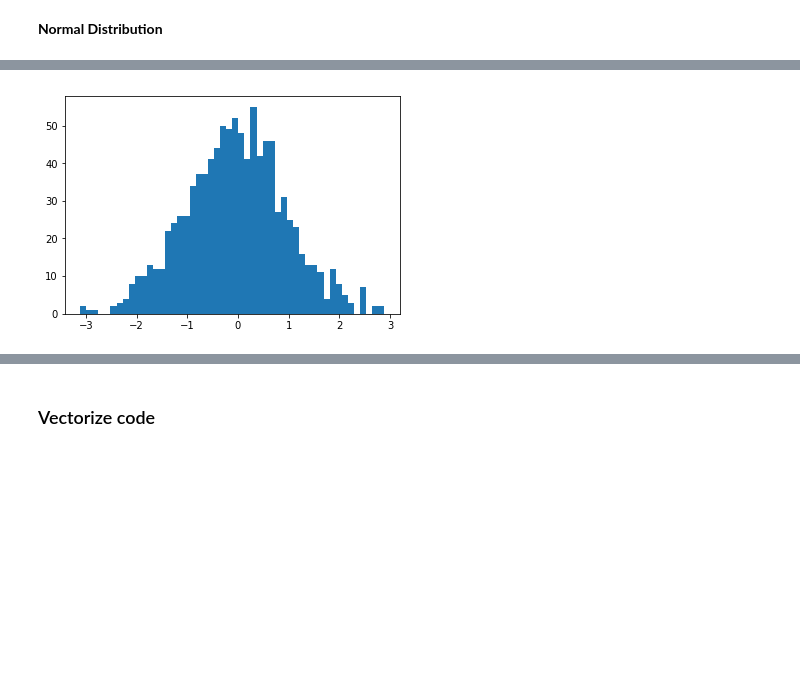
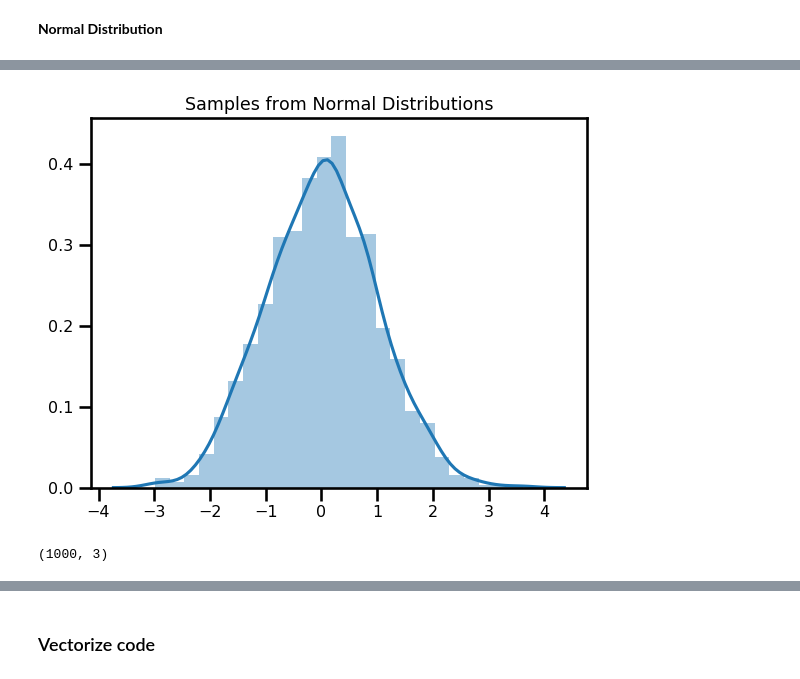
Before and after one commit to ayushmangupta/TF2, a Jupyter notebook: TFP_1.ipynb, the cells around one changed output, grey strips where cells are left out. Saved outputs shown, nothing was run; the diff lists cells and outputs as text; code cells hidden in the pictures; blank space fills up the shorter version.

```diff
--- a/TFP_1.ipynb
+++ b/TFP_1.ipynb
@@ -39,6 +94,14 @@ plt.plot(x,poi.cdf(x))
 # %%
 norm_dist = tfd.Normal(loc=0.0,scale=1.0)
+sns.distplot(norm_dist.sample(1000));
+plt.title("Samples from Normal Distributions")
+plt.show()
+# %% [output]
+[figure, added]
-# %%
-plt.hist(norm_dist.sample(1000),bins=50);
-# %% [output]
-[figure, removed]
+# %%
+# create a batch of three normal distributions
+norm_b3 = tfd.Normal(loc=[0.0,2.0,4.0],scale=1.0)
+samples = norm_b3.sample(1000)
+print(samples.shape)
+# %% [output]
+(1000, 3)
```
Also changed, not shown: parts of 19 cells of this notebook.
